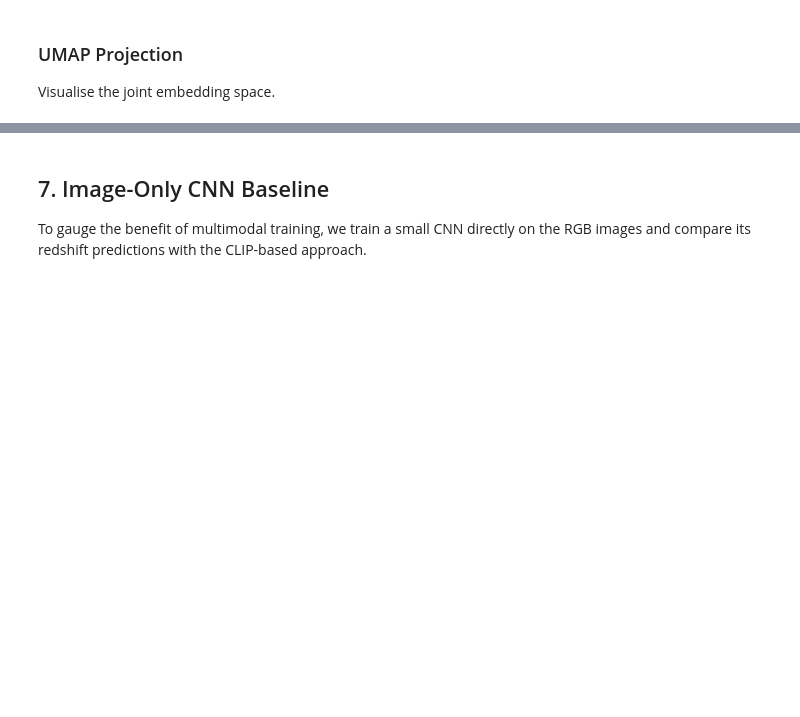
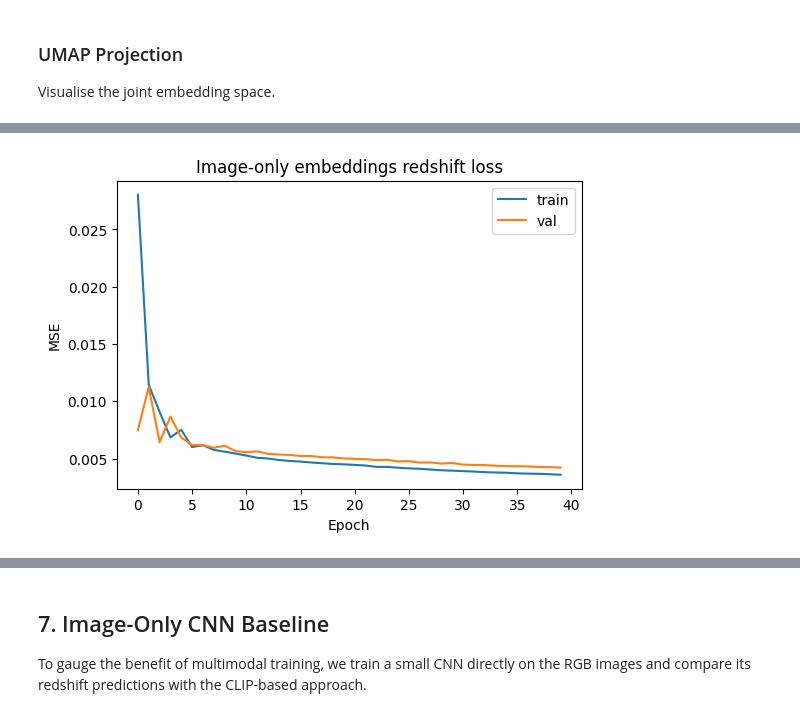
Before and after one commit to mhuertascompany/AstroCLIP, a Jupyter notebook: teaching_notebooks/astroclip_teaching_redshift.ipynb, the cells around one changed output, grey strips where cells are left out. Cells and saved outputs as stored; diff of their text form; code cells hidden in the pictures; blank space fills up the shorter version.

```diff
--- a/teaching_notebooks/astroclip_teaching_redshift.ipynb
+++ b/teaching_notebooks/astroclip_teaching_redshift.ipynb
@@ -55,8 +55,17 @@ from teaching_scripts.models import (
     SmallCLIPModel,
 )
 
-ASTROCLIP_ROOT = Path(os.environ.get('ASTROCLIP_ROOT', './astroclip_demo')).resolve()
+os.environ["ASTROCLIP_ROOT"] = "/Users/marchuertascompany/Documents/teaching/2025_astroinfo/data"
+ASTROCLIP_ROOT = Path(os.environ.get('ASTROCLIP_ROOT')).resolve()
 ASTROCLIP_ROOT.mkdir(parents=True, exist_ok=True)
-DATASET_PATH = ASTROCLIP_ROOT / 'teaching_notebook_subset'
+DATASET_PATH = ASTROCLIP_ROOT
 print(f"ASTROCLIP_ROOT: {ASTROCLIP_ROOT}")
 print(f"Dataset path:  {DATASET_PATH}")
+
+device = (
+    torch.device("mps")
+    if torch.backends.mps.is_available()
+    else torch.device("cuda") if torch.cuda.is_available()
+    else torch.device("cpu")
+)
+print("Using device:", device)
@@ -66,7 +80,7 @@ print(f"Dataset path:  {DATASET_PATH}")
 Provide the path to a dataset prepared with `teaching_scripts/prepare_dataset.py` or `load_dataset(...).save_to_disk(...)`. Set `DATASET_PATH` accordingly.
 # %%
 # Adjust this path to the existing subset
-DATASET_PATH = ASTROCLIP_ROOT / 'teaching_notebook_subset'
+DATASET_PATH = ASTROCLIP_ROOT
 
 if not DATASET_PATH.exists():
     raise FileNotFoundError(f"{DATASET_PATH} not found. Prepare the subset first.")
@@ -298,7 +364,7 @@ clip_model.eval()
 device = torch.device('cuda' if torch.cuda.is_available() else 'cpu')
 clip_model.to(device)
 
-val_loader = build_multimodal_dataloader(ds['test'], batch_size=256, shuffle=False, num_workers=4)
+val_loader = build_multimodal_dataloader(ds['test'], batch_size=256, shuffle=False, num_workers=0)
 
 image_embeddings = []
 spectrum_embeddings = []
@@ -345,19 +415,31 @@ Train a tiny MLP on the embeddings.
 # %%
 from torch.utils.data import DataLoader, TensorDataset
 
-features = np.concatenate([image_embeddings, spectrum_embeddings], axis=1)
-labels = redshift if redshift is not None else np.zeros(len(features))
+# Embed train/test splits using only image encodings from the toy CLIP model
+clip_model.eval()
 
-split = int(0.8 * len(features))
-train_X, val_X = features[:split], features[split:]
-train_y, val_y = labels[:split], labels[split:]
+def embed_images(loader):
+    embeds, targets = [], []
+    with torch.no_grad():
+        for batch in loader:
+            imgs = batch["image"].to(device)
+            emb = clip_model.encode_image(imgs)
+            embeds.append(emb.cpu().numpy())
+            targets.append(batch["redshift"].numpy())
+    return np.concatenate(embeds, axis=0), np.concatenate(targets, axis=0)
 
-train_ds = TensorDataset(torch.from_numpy(train_X).float(), torch.from_numpy(train_y).float())
-val_ds = TensorDataset(torch.from_numpy(val_X).float(), torch.from_numpy(val_y).float())
-train_dl = DataLoader(train_ds, batch_size=128, shuffle=True)
-val_dl = DataLoader(val_ds, batch_size=128)
+train_loader = build_multimodal_dataloader(ds["train"], batch_size=256, shuffle=False, num_workers=0)
+val_loader   = build_multimodal_dataloader(ds["test"],  batch_size=256, shuffle=False, num_workers=0)
 
-dev = torch.device('cuda' if torch.cuda.is_available() else 'cpu')
+train_emb, train_z = embed_images(train_loader)
+val_emb,   val_z   = embed_images(val_loader)
+
+train_ds = TensorDataset(torch.from_numpy(train_emb).float(), torch.from_numpy(train_z).float())
+val_ds   = TensorDataset(torch.from_numpy(val_emb).float(),   torch.from_numpy(val_z).float())
+train_dl = DataLoader(train_ds, batch_size=256, shuffle=True)
+val_dl   = DataLoader(val_ds, batch_size=256, shuffle=False)
+
+dev = torch.device("cuda" if torch.cuda.is_available() else "cpu")
 
 class MLP(torch.nn.Module):
     def __init__(self, input_dim, hidden=256):
@@ -369,48 +451,63 @@ class MLP(torch.nn.Module):
             torch.nn.ReLU(),
             torch.nn.Linear(hidden // 2, 1),
         )
 
     def forward(self, x):
         return self.net(x).squeeze(-1)
 
-model = MLP(features.shape[1]).to(dev)
+model_img = MLP(train_emb.shape[1]).to(dev)
 criterion = torch.nn.MSELoss()
-optimizer = torch.optim.AdamW(model.parameters(), lr=3e-4, weight_decay=1e-5)
+optimizer = torch.optim.AdamW(model_img.parameters(), lr=3e-4, weight_decay=1e-5)
 
-train_losses, val_losses = [], []
-for epoch in range(50):
-    model.train()
+train_losses_img, val_losses_img = [], []
+for epoch in range(40):
+    model_img.train()
     running = 0.0
     for batch_x, batch_y in train_dl:
         batch_x, batch_y = batch_x.to(dev), batch_y.to(dev)
         optimizer.zero_grad(set_to_none=True)
-        preds = model(batch_x)
+        preds = model_img(batch_x)
         loss = criterion(preds, batch_y)
         loss.backward()
         optimizer.step()
         running += loss.item() * batch_x.size(0)
     train_loss = running / len(train_dl.dataset)
 
-    model.eval()
+    model_img.eval()
     running = 0.0
     with torch.no_grad():
         for batch_x, batch_y in val_dl:
             batch_x, batch_y = batch_x.to(dev), batch_y.to(dev)
-            preds = model(batch_x)
+            preds = model_img(batch_x)
             loss = criterion(preds, batch_y)
             running += loss.item() * batch_x.size(0)
     val_loss = running / len(val_dl.dataset)
-
-    train_losses.append(train_loss)
-    val_losses.append(val_loss)
-    if (epoch + 1) % 10 == 0:
-        print(f"Epoch {epoch+1:02d}: train_loss={train_loss:.4f}, val_loss={val_loss:.4f}")
+    train_losses_img.append(train_loss)
+    val_losses_img.append(val_loss)
 
 plt.figure(figsize=(6, 4))
-plt.plot(train_losses, label='train')
-plt.plot(val_losses, label='val')
-plt.xlabel('Epoch')
-plt.ylabel('MSE')
-plt.title('Redshift regression losses')
+plt.plot(train_losses_img, label="train")
+plt.plot(val_losses_img, label="val")
+plt.xlabel("Epoch")
+plt.ylabel("MSE")
+plt.title("Image-only embeddings redshift loss")
 plt.legend()
 plt.show()
+
+model_img.eval()
+preds_img = []
+with torch.no_grad():
+    for batch_x, _ in val_dl:
+        preds_img.extend(model_img(batch_x.to(dev)).cpu().numpy())
+preds_img = np.array(preds_img)
+
+plt.figure(figsize=(5, 5))
+plt.scatter(val_z[: len(preds_img)], preds_img, s=8, alpha=0.6)
+lims = [val_z.min(), val_z.max()]
+plt.plot(lims, lims, "--", color="gray")
+plt.xlabel("True redshift")
+plt.ylabel("Predicted redshift")
+plt.title("Image-only toy embeddings: predicted vs true")
+plt.show()
+# %% [output]
+[figure, added]
```
Also changed, not shown: parts of 28 cells of this notebook.
